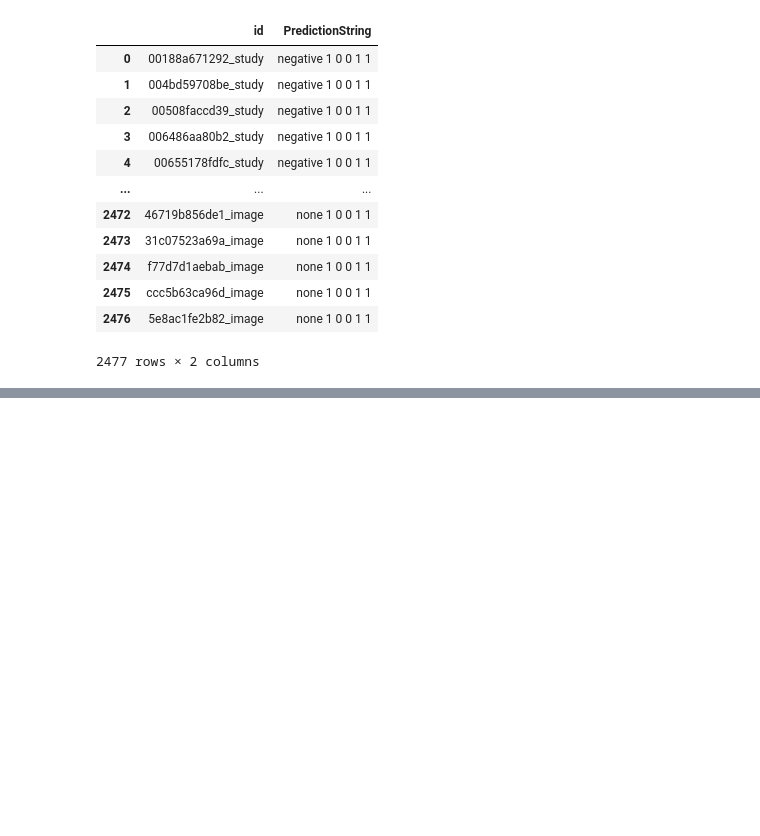
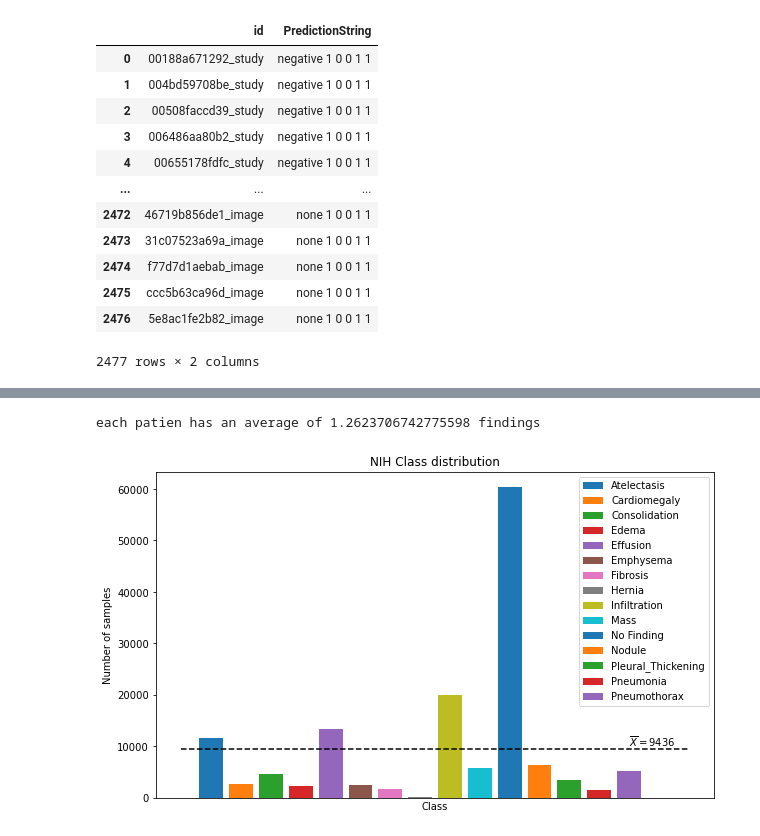
Before and after one commit to JulianSe26/aml-project, a Jupyter notebook: src/data-statistics.ipynb, the cells around one changed output, grey strips where cells are left out. Drawn from its saved outputs; the diff is of its cells as text; code cells hidden in the pictures; blank space fills up the shorter version.

Commit message:
update stats + some minor changes

```diff
--- a/src/data-statistics.ipynb
+++ b/src/data-statistics.ipynb
@@ -225,0 +230,22 @@ pred_strings = sample_sub["PredictionString"]
+# %%
+data_dir = "../data/NIH/Data_Entry_2017.csv"
+save_dir = "../imgs/stats/chest14/"
+nih_classes = [
+    'Atelectasis',
+    'Cardiomegaly',
+    'Consolidation',
+    'Edema',
+    'Effusion',
+    'Emphysema',
+    'Fibrosis',
+    'Hernia',
+    'Infiltration',
+    'Mass',
+    'No Finding',
+    'Nodule',
+    'Pleural_Thickening',
+    'Pneumonia',
+    'Pneumothorax',
+]
+# %%
+nih = pd.read_csv(data_dir)
@@ -225,0 +261,26 @@ pred_strings = sample_sub["PredictionString"]
+# %%
+label_list =  []
+for label in nih["Finding Labels"]:
+    for split in label.split("|"):
+        label_list.append(split)
+# %%
+print(f'each patien has an average of {len(label_list)/len(nih)} findings')
+# %% [output]
+each patien has an average of 1.2623706742775598 findings
+# %%
+count_per_label = pd.DataFrame(data=np.array(label_list),columns=['findings']).groupby("findings").size()
+avg = round(len(label_list)/len(nih_classes))
+# %%
+fig, ax = plt.subplots(figsize=(10,6))
+plt.title("NIH Class distribution")
+plt.ylabel("Number of samples")
+plt.xlabel("Class")
+for i,cl in enumerate(nih_classes):
+    ax.bar(i,count_per_label[cl])
+ax.set_xticks([])
+ax.legend(labels=nih_classes)
+ax.hlines(avg,-1,16,linestyle="dashed")
+ax.annotate("$\overline{X}=$"+f"{avg}",(14,avg+500))
+fig.savefig(save_dir + "class_distrinution.png",dpi=100)
+# %% [output]
+[figure, added]
```
Also changed, not shown: parts of 5 cells of this notebook, 8 other files.
